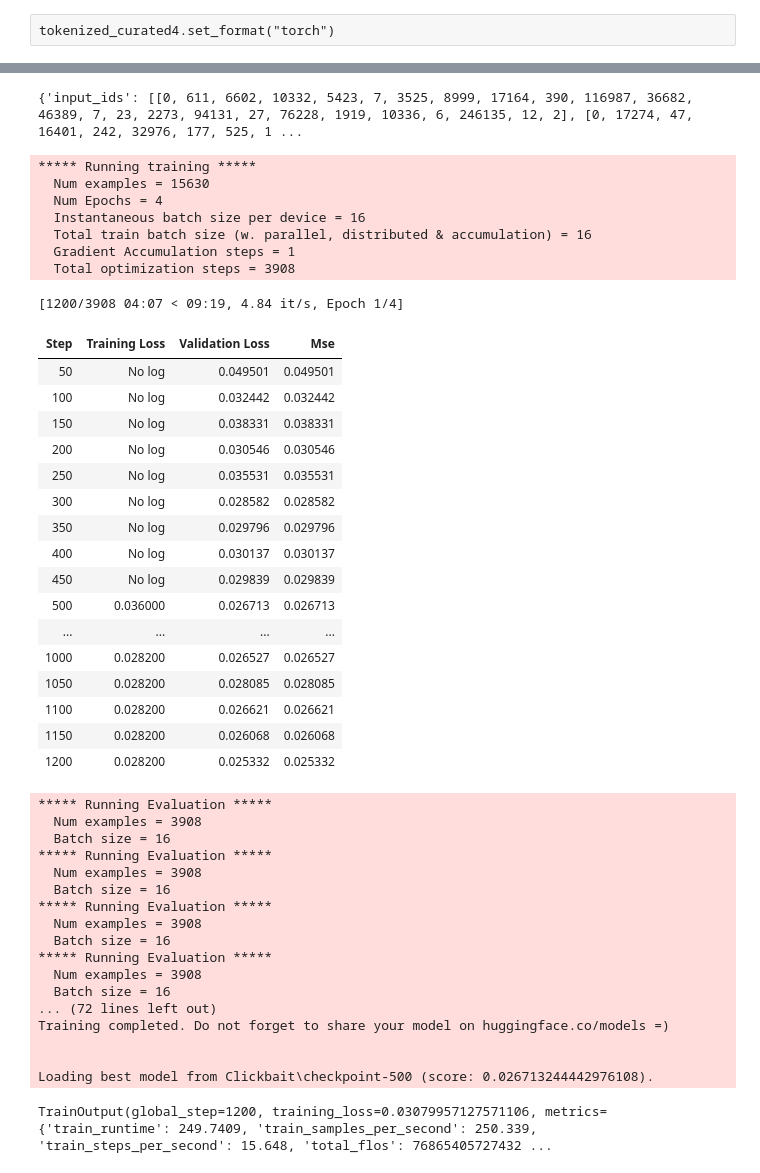
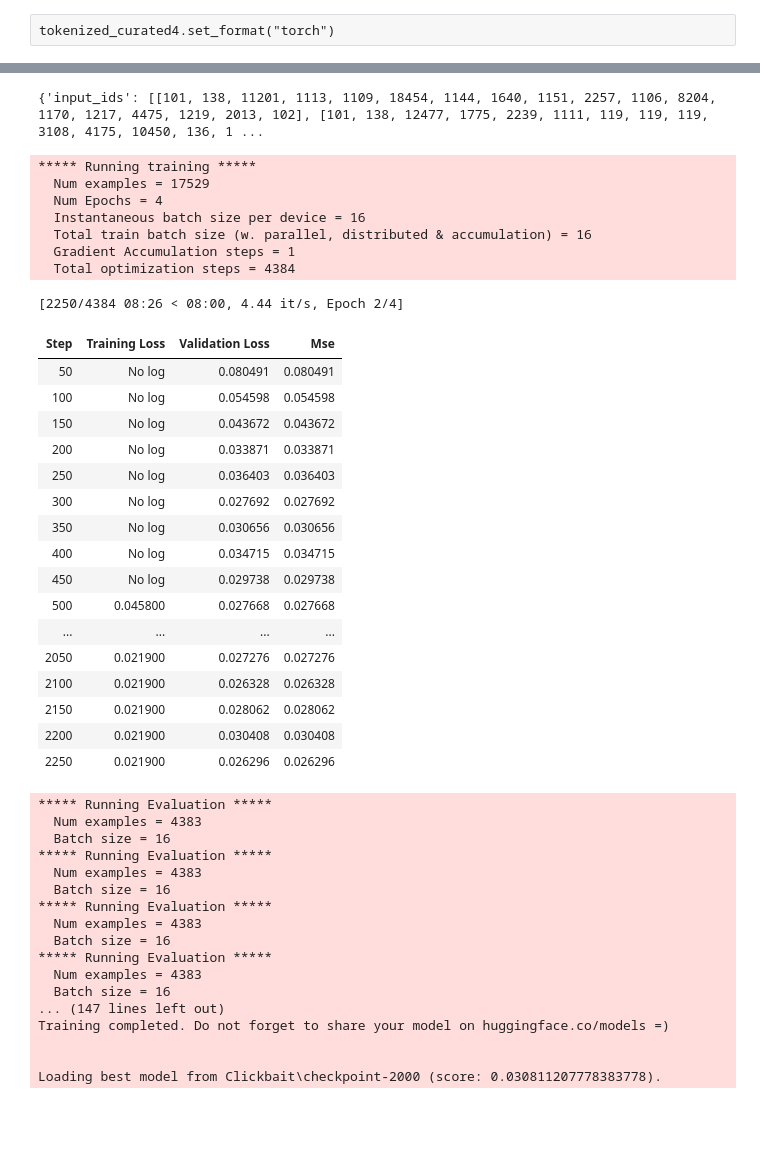
Before and after one commit to caush/Clickbait, a Jupyter notebook: CuratedToModel.ipynb, the cells around one changed output, grey strips where cells are left out. Drawn from its saved outputs; the diff is of its cells as text; code cells hidden in the pictures; blank space fills up the shorter version.

```diff
--- a/CuratedToModel.ipynb
+++ b/CuratedToModel.ipynb
@@ -1,6 +1,6 @@
 # %%
 modelPath = "Clickbait"
-checkpoint = "microsoft/Multilingual-MiniLM-L12-H384"
+checkpoint = "bert-base-cased"
                                               # "cmarkea/distilcamembert-base-sentiment"
                                               # "cmarkea/distilcamembert-base" (accuracy=0,69)
                                               # "camembert-base"
@@ -8,13 +8,14 @@ checkpoint = "microsoft/Multilingual-MiniLM-L12-H384"
                                               # "nlptown/bert-base-multilingual-uncased-sentiment"
                                               # "distilbert-base-uncased-finetuned-sst-2-english"
                                               # "bert-base-uncased"
-problem_type =  "regression" # Valeurs possibles : "regression", "single_label_classification", "multi_label_classification"
+problem_type =  "regression"                  # Possible values: "regression", "single_label_classification", "multi_label_classification"
 num_labels = 1                                # 5
 dataCuratedPath = "Data/Curated"              # Données pour tous les sites du 1er janvier 2021 au 30 avril 2021
                                               # Données juste pour le site "Actualités, trucs et astuces" entre le 1er mai et le 31 juillet 2021.
                                               # Les colonnes sont les suivantes, séparées par des ";" :
                                               #    Page name;Title;Publish time;People Reached;Link Clicks
-LCfraction = 'truthMean'
+actualOutput = 'truthMean'
+computedOutput = "labelC"
 inputColumn = 'postText'
 removeColumns = ['postText', 'targetTitle', 'targetDescription', 'id', 'truthMean'] # Il faut enlever les colonnes de type texte
 splitFactor = 0.2                             # Proportion de données réservées pour les tests
@@ -85,5 +89,5 @@ longueur
 # %%
-trie=sorted(curated[LCfraction])
+trie=sorted(curated[actualOutput])
 # %%
 import matplotlib.pyplot as plt
 # %%
@@ -116,7 +120,7 @@ def tokenize(sample):
             #max_length=30
             )
 
-    fraction = sample[LCfraction]
+    fraction = sample[actualOutput]
 
     if num_labels == 1:
         tokenized_sample["labels"] = fraction
@@ -124,7 +128,7 @@ def tokenize(sample):
         tokenized_sample["labels"] = next((x for x, val in enumerate(ncf) if fraction < val), num_labels-1)
 
 
-    # print( fraction, tokenized_sample["input_ids"], tokenized_sample["label"], sample[inputColumn])
+    # print( fraction, tokenized_sample["input_ids"], tokenized_sample["labels"], sample[inputColumn])
 
     return tokenized_sample
 # %%
@@ -225,13 +227,12 @@ training_args = TrainingArguments(modelPath,
                                   eval_steps = 50, # Evaluation and Save happens every 50 steps
                                   save_total_limit = 5, # Only last 5 models are saved. Older ones are deleted.
                                   num_train_epochs = 4,
-                                  optim= 'adamw_torch',
-                                  learning_rate=learning_rate,
+                                  #optim= 'adamw_torch',
                                   per_device_train_batch_size = 16,
                                   per_device_eval_batch_size = 16,
-                                  # learning_rate = 5e-4,
-                                  weight_decay=weight_decay,
-                                  push_to_hub=push_to_hub,
+                                  #learning_rate=learning_rate,
+                                  #weight_decay=weight_decay,
+                                  #push_to_hub=push_to_hub,
                                   metric_for_best_model = 'accuracy' if num_labels == 2 else 'mse' if num_labels == 1 else 'matthews_correlation',
                                   load_best_model_at_end=True
                                  )
@@ -241,7 +242,7 @@ data_collator = DataCollatorWithPadding(tokenizer)
 # %%
 print(tokenized_curated4["train"][0:20])
 # %% [output]
-{'input_ids': [[0, 611, 6602, 10332, 5423, 7, 3525, 8999, 17164, 390, 116987, 36682, 46389, 7, 23, 2273, 94131, 27, 76228, 1919, 10336, 6, 246135, 12, 2], [0, 17274, 47, 16401, 242, 32976, 177, 525, 1 ...
+{'input_ids': [[101, 138, 11201, 1113, 1109, 18454, 1144, 1640, 1151, 2257, 1106, 8204, 1170, 1217, 4475, 1219, 2013, 102], [101, 138, 12477, 1775, 2239, 1111, 119, 119, 119, 3108, 4175, 10450, 136, 1 ...
 # %%
 from transformers import Trainer
 from transformers import EarlyStoppingCallback
@@ -259,51 +260,51 @@ trainer = Trainer(model,
 # %%
 # faire la boucle avec le trainer pytorch
 # %pdb
-trainer.train()
+if (modelPath != checkpoint):
+    trainer.train()
 # %% [output]
 ***** Running training *****
-  Num examples = 15630
+  Num examples = 17529
   Num Epochs = 4
   Instantaneous batch size per device = 16
   Total train batch size (w. parallel, distributed & accumulation) = 16
   Gradient Accumulation steps = 1
-  Total optimization steps = 3908
+  Total optimization steps = 4384
-[1200/3908 04:07 < 09:19, 4.84 it/s, Epoch 1/4]
+[2250/4384 08:26 < 08:00, 4.44 it/s, Epoch 2/4]
 | Step | Training Loss | Validation Loss | Mse |
-| 50 | No log | 0.049501 | 0.049501 |
-| 100 | No log | 0.032442 | 0.032442 |
-| 150 | No log | 0.038331 | 0.038331 |
-| 200 | No log | 0.030546 | 0.030546 |
-| 250 | No log | 0.035531 | 0.035531 |
-| 300 | No log | 0.028582 | 0.028582 |
-| 350 | No log | 0.029796 | 0.029796 |
-| 400 | No log | 0.030137 | 0.030137 |
-| 450 | No log | 0.029839 | 0.029839 |
-| 500 | 0.036000 | 0.026713 | 0.026713 |
+| 50 | No log | 0.080491 | 0.080491 |
+| 100 | No log | 0.054598 | 0.054598 |
+| 150 | No log | 0.043672 | 0.043672 |
+| 200 | No log | 0.033871 | 0.033871 |
+| 250 | No log | 0.036403 | 0.036403 |
+| 300 | No log | 0.027692 | 0.027692 |
+| 350 | No log | 0.030656 | 0.030656 |
+| 400 | No log | 0.034715 | 0.034715 |
+| 450 | No log | 0.029738 | 0.029738 |
+| 500 | 0.045800 | 0.027668 | 0.027668 |
 | ... | ... | ... | ... |
-| 1000 | 0.028200 | 0.026527 | 0.026527 |
-| 1050 | 0.028200 | 0.028085 | 0.028085 |
-| 1100 | 0.028200 | 0.026621 | 0.026621 |
-| 1150 | 0.028200 | 0.026068 | 0.026068 |
-| 1200 | 0.028200 | 0.025332 | 0.025332 |
+| 2050 | 0.021900 | 0.027276 | 0.027276 |
+| 2100 | 0.021900 | 0.026328 | 0.026328 |
+| 2150 | 0.021900 | 0.028062 | 0.028062 |
+| 2200 | 0.021900 | 0.030408 | 0.030408 |
+| 2250 | 0.021900 | 0.026296 | 0.026296 |
 ***** Running Evaluation *****
-  Num examples = 3908
+  Num examples = 4383
   Batch size = 16
 ***** Running Evaluation *****
-  Num examples = 3908
+  Num examples = 4383
   Batch size = 16
 ***** Running Evaluation *****
-  Num examples = 3908
+  Num examples = 4383
   Batch size = 16
 ***** Running Evaluation *****
-  Num examples = 3908
+  Num examples = 4383
   Batch size = 16
-... (72 lines left out)
+... (147 lines left out)
 Training completed. Do not forget to share your model on huggingface.co/models =)
 
 
-Loading best model from Clickbait\checkpoint-500 (score: 0.026713244442976108).
+Loading best model from Clickbait\checkpoint-2000 (score: 0.030811207778383778).
-TrainOutput(global_step=1200, training_loss=0.03079957127571106, metrics={'train_runtime': 249.7409, 'train_samples_per_second': 250.339, 'train_steps_per_second': 15.648, 'total_flos': 76865405727432 ...
 # %%
 trainer.evaluate()
 # %% [output]
```
Also changed, not shown: parts of 39 cells of this notebook, 2 other files.
